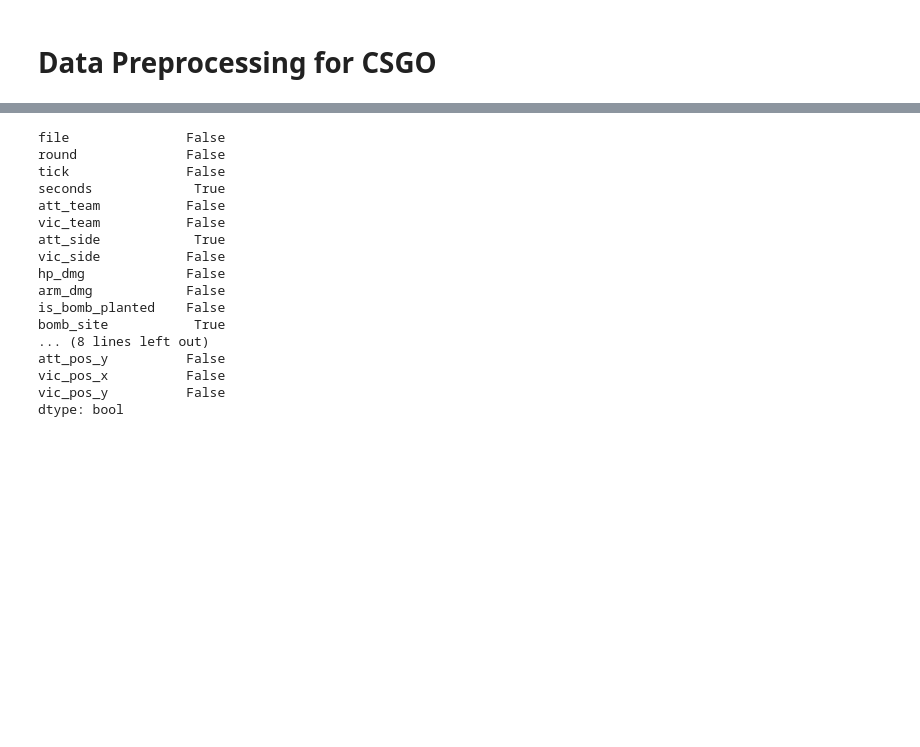
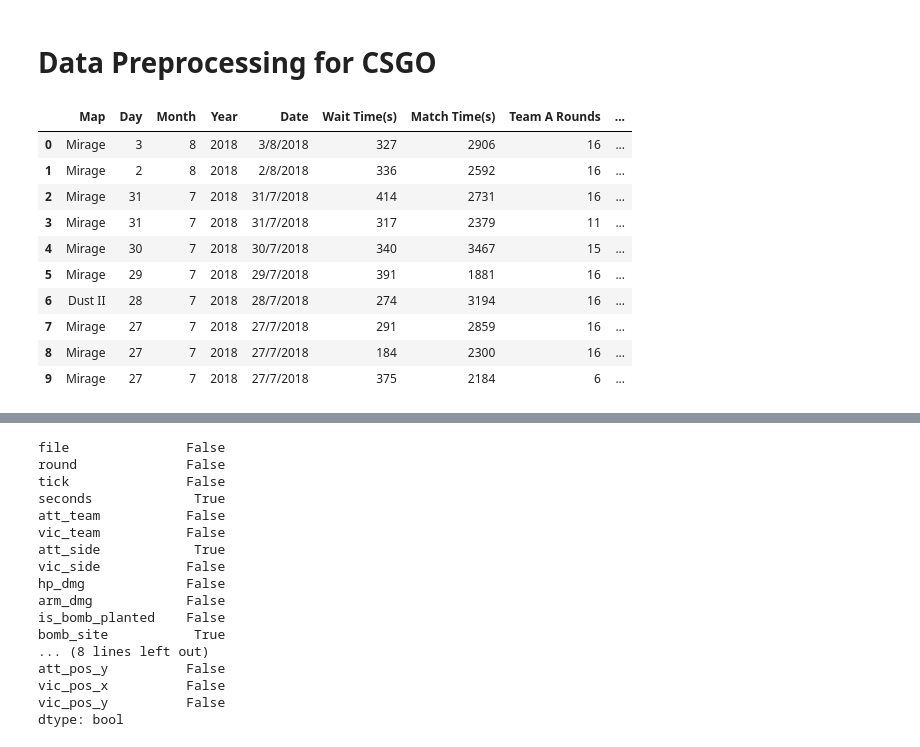
Before and after one commit to Shoofy32/CSMODEL, a Jupyter notebook: CSMODEL.ipynb, the cells around one changed output, grey strips where cells are left out. Saved outputs shown, nothing was run; the diff lists cells and outputs as text; code cells hidden in the pictures; blank space fills up the shorter version.

```diff
--- a/CSMODEL.ipynb
+++ b/CSMODEL.ipynb
@@ -199,0 +203,14 @@ MemoryError: Unable to allocate 349. MiB for an array with shape (45771976, 1) a
+# %%
+CSGO_Complete_df.head(10)
+# %% [output]
+|  | Map | Day | Month | Year | Date | Wait Time(s) | Match Time(s) | Team A Rounds | ... |
+| 0 | Mirage | 3 | 8 | 2018 | 3/8/2018 | 327 | 2906 | 16 | ... |
+| 1 | Mirage | 2 | 8 | 2018 | 2/8/2018 | 336 | 2592 | 16 | ... |
+| 2 | Mirage | 31 | 7 | 2018 | 31/7/2018 | 414 | 2731 | 16 | ... |
+| 3 | Mirage | 31 | 7 | 2018 | 31/7/2018 | 317 | 2379 | 11 | ... |
+| 4 | Mirage | 30 | 7 | 2018 | 30/7/2018 | 340 | 3467 | 15 | ... |
+| 5 | Mirage | 29 | 7 | 2018 | 29/7/2018 | 391 | 1881 | 16 | ... |
+| 6 | Dust II | 28 | 7 | 2018 | 28/7/2018 | 274 | 3194 | 16 | ... |
+| 7 | Mirage | 27 | 7 | 2018 | 27/7/2018 | 291 | 2859 | 16 | ... |
+| 8 | Mirage | 27 | 7 | 2018 | 27/7/2018 | 184 | 2300 | 16 | ... |
+| 9 | Mirage | 27 | 7 | 2018 | 27/7/2018 | 375 | 2184 | 6 | ... |
```
Also changed, not shown: parts of 5 cells of this notebook.
